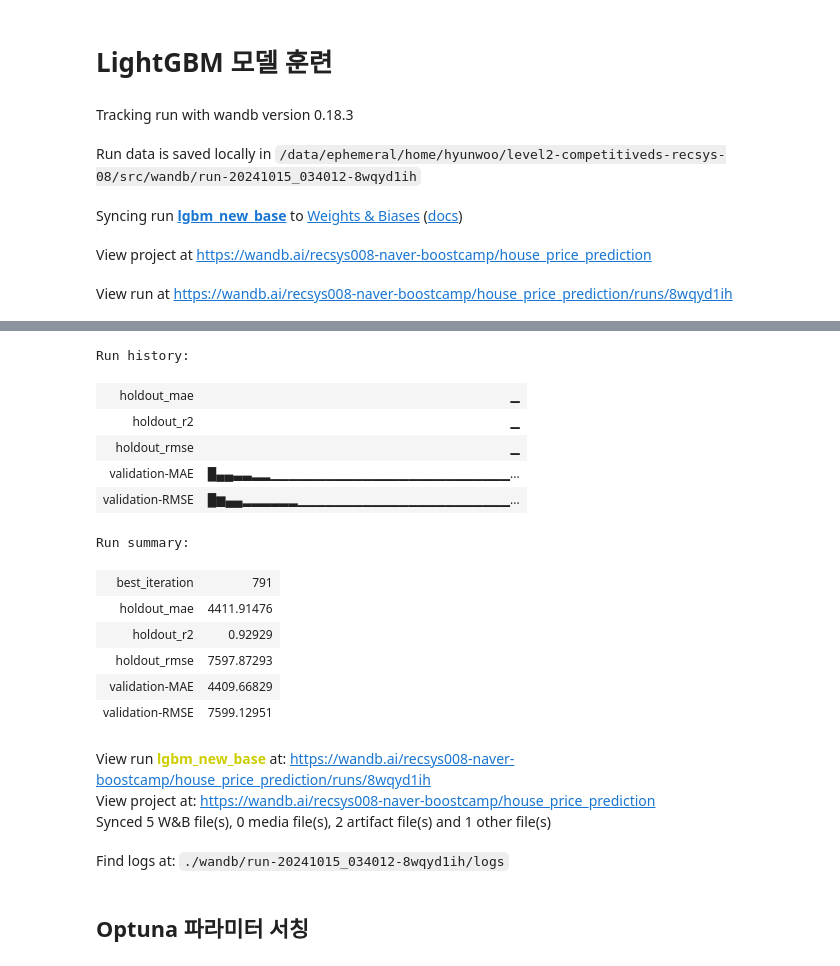
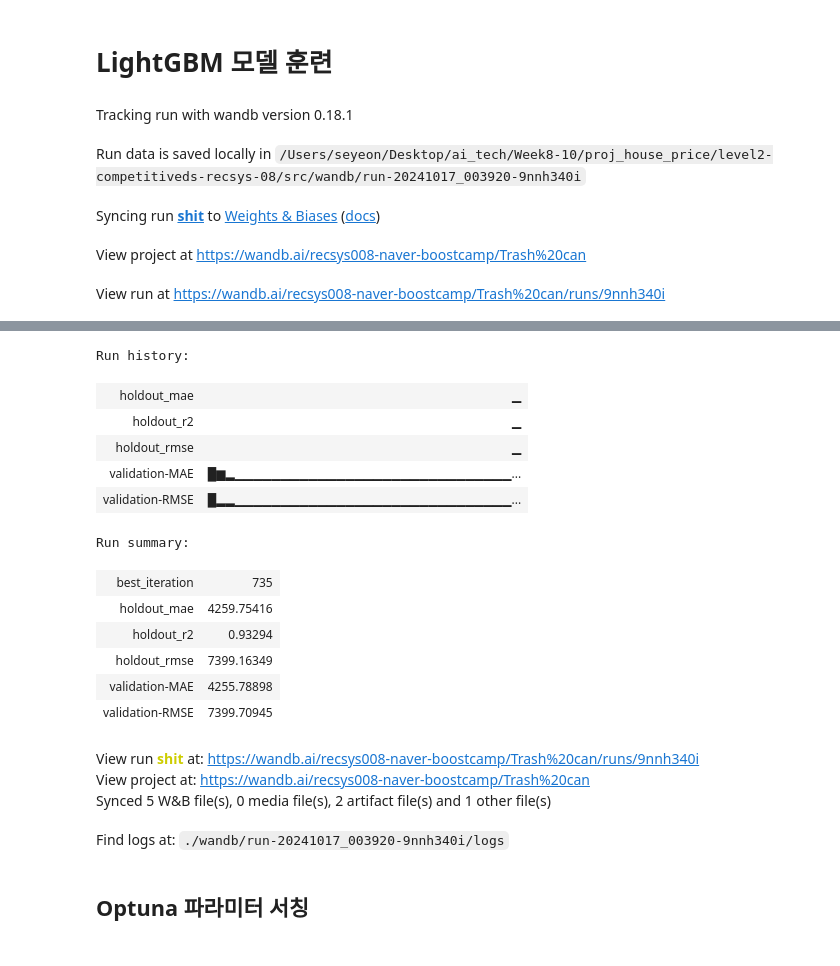
Before and after one commit to boostcampaitech7/level2-competitiveds-recsys-08, a Jupyter notebook: src/baseline.ipynb, the cells around one changed output, grey strips where cells are left out. Cells and saved outputs as stored; diff of their text form; code cells hidden in the pictures.

```diff
--- a/src/baseline.ipynb
+++ b/src/baseline.ipynb
@@ -47,7 +47,7 @@ np.random.seed(RANDOM_SEED)
 # %% [markdown]
 # 데이터 불러오기
 # %%
-path = "../../../data/"  # 알잘딱 수정
+path = "../../data/"  # 알잘딱 수정
 train_data = pd.read_csv(path + 'train.csv')
 test_data = pd.read_csv(path + 'test.csv')
 sample_submission = pd.read_csv(path + 'sample_submission.csv')
@@ -176,29 +197,29 @@ X_test = test_data.copy()
 * 경도, 위도 스케일링 후 DBSCAN으로 train 기반하여 클러스터 생성
 * holdout(=validation)은 경도,위도 기준 가장 가까운 train 샘플의 라벨을 할당
 # %%
-# # 데이터 스케일링
-# scaler = StandardScaler()
+# 데이터 스케일링
+scaler = StandardScaler()
 
-# X_train_location = X_train[['latitude', 'longitude']].copy()
-# X_holdout_location = X_holdout[['latitude', 'longitude']].copy()
+X_train_location = X_train[['latitude', 'longitude']].copy()
+X_holdout_location = X_holdout[['latitude', 'longitude']].copy()
 
-# X_train_location_scaled = scaler.fit_transform(X_train_location)
-# X_holdout_location_scaled = scaler.transform(X_holdout_location)
+X_train_location_scaled = scaler.fit_transform(X_train_location)
+X_holdout_location_scaled = scaler.transform(X_holdout_location)
 
-# # 2. Train 데이터에 DBSCAN 적용
-# dbscan = DBSCAN(eps=0.02, min_samples=15)  # 파라미터는 데이터에 맞게 조정 필요
-# train_clusters = dbscan.fit_predict(X_train_location_scaled)
+# 2. Train 데이터에 DBSCAN 적용
+dbscan = DBSCAN(eps=0.0175, min_samples=15)  # 파라미터는 데이터에 맞게 조정 필요
+train_clusters = dbscan.fit_predict(X_train_location_scaled)
 
-# # 3. Validation 데이터에 클러스터 라벨 할당
-# nn = NearestNeighbors(n_neighbors=1, metric='euclidean')
-# nn.fit(X_train_location_scaled)  # train의 경도, 위도로 NN을 피팅
+# 3. Validation 데이터에 클러스터 라벨 할당
+nn = NearestNeighbors(n_neighbors=1, metric='euclidean')
+nn.fit(X_train_location_scaled)  # train의 경도, 위도로 NN을 피팅
 
-# distances, indices = nn.kneighbors(X_holdout_location_scaled)  # holdout 샘플 당, 가장 근처의 train 샘플을 찾음
-# holdout_clusters = train_clusters[indices.flatten()]  # 가장 가까운 train 샘플의 클러스터 라벨을 상속받음
+distances, indices = nn.kneighbors(X_holdout_location_scaled)  # holdout 샘플 당, 가장 근처의 train 샘플을 찾음
+holdout_clusters = train_clusters[indices.flatten()]  # 가장 가까운 train 샘플의 클러스터 라벨을 상속받음
 
-# # 4. 클러스터 정보를 포함한 데이터셋 생성
-# X_train['cluster'] = train_clusters
-# X_holdout['cluster'] = holdout_clusters
+# 4. 클러스터 정보를 포함한 데이터셋 생성
+X_train['cluster'] = train_clusters
+X_holdout['cluster'] = holdout_clusters
 # %% [markdown]
 ### K-Means 클러스터링
 * 경도, 위도 스케일링 후 K-Means train 기반하여 클러스터 생성
@@ -279,8 +284,10 @@ X_holdout.head()
 ## 피처 선택
 # %%
 # 피처 선택
-train_columns = ['area_m2', 'contract_year_month', 'contract_day', 'floor', 'built_year', 'latitude', 'longitude',
-              'nearest_subway_distance', 'nearest_elementary_distance', 'nearest_middle_distance', 'nearest_high_distance', 'nearest_park_distance', 'nearest_park_area', 'cluster']
+train_columns = ['area_m2', 'contract_year_month', 'floor', 'built_year', 'latitude', 'longitude', 'cluster',
+                 'nearest_subway_distance', 'nearest_elementary_distance', 'nearest_middle_distance',
+                 'nearest_high_distance', 'park_density', 'elementary', 'middle', 'high']
+
 X_train = X_train[train_columns]
 X_holdout = X_holdout[train_columns]
 # %% [markdown]
@@ -304,7 +311,7 @@ def custom_wandb_callback():
     return callback
 
 # wandb 초기화
-wandb.init(project="DBSCAN_Kmeans", name="clustering_kmeans", entity="recsys008-naver-boostcamp")  # 실험명에 따라 name, entity 등 변경해주기!!
+wandb.init(project="Trash can", name="shit", entity="recsys008-naver-boostcamp")  # 실험명에 따라 name, entity 등 변경해주기!!
 
 # LightGBM 파라미터 설정
 lgb_params = {
@@ -368,9 +375,9 @@ print(f"R²: {lgb_holdout_r2:.2f}")
 # wandb 실험 종료
 wandb.finish()
 # %% [output]
-Tracking run with wandb version 0.18.3
+Tracking run with wandb version 0.18.1
-Run data is saved locally in /data/ephemeral/home/hyunwoo/level2-competitiveds-recsys-08/src/wandb/run-20241015_034012-8wqyd1ih
+Run data is saved locally in /Users/seyeon/Desktop/ai_tech/Week8-10/proj_house_price/level2-competitiveds-recsys-08/src/wandb/run-20241017_003920-9nnh340i
-Syncing run lgbm_new_base to Weights & Biases (docs)
+Syncing run shit to Weights & Biases (docs)
-View project at https://wandb.ai/recsys008-naver-boostcamp/house_price_prediction
+View project at https://wandb.ai/recsys008-naver-boostcamp/Trash%20can
-View run at https://wandb.ai/recsys008-naver-boostcamp/house_price_prediction/runs/8wqyd1ih
+View run at https://wandb.ai/recsys008-naver-boostcamp/Trash%20can/runs/9nnh340i
 Training until validation scores don't improve for 50 rounds
@@ -390,21 +396,21 @@ RMSE: 7597.87
 R²: 0.93
 Run history:
 | holdout_mae | ▁ |
 | holdout_r2 | ▁ |
 | holdout_rmse | ▁ |
-| validation-MAE | █▄▄▃▃▂▂▁▁▁▁▁▁▁▁▁▁▁▁▁▁▁▁▁▁▁▁▁▁▁▁▁▁... |
-| validation-RMSE | █▆▄▄▂▂▂▂▂▂▁▁▁▁▁▁▁▁▁▁▁▁▁▁▁▁▁▁▁▁▁▁▁... |
+| validation-MAE | █▆▂▁▁▁▁▁▁▁▁▁▁▁▁▁▁▁▁▁▁▁▁▁▁▁▁▁▁▁▁▁▁... |
+| validation-RMSE | █▂▂▁▁▁▁▁▁▁▁▁▁▁▁▁▁▁▁▁▁▁▁▁▁▁▁▁▁▁▁▁▁... |
 Run summary:
-| best_iteration | 791 |
-| holdout_mae | 4411.91476 |
-| holdout_r2 | 0.92929 |
-| holdout_rmse | 7597.87293 |
-| validation-MAE | 4409.66829 |
-| validation-RMSE | 7599.12951 |
+| best_iteration | 735 |
+| holdout_mae | 4259.75416 |
+| holdout_r2 | 0.93294 |
+| holdout_rmse | 7399.16349 |
+| validation-MAE | 4255.78898 |
+| validation-RMSE | 7399.70945 |
-View run lgbm_new_base at: https://wandb.ai/recsys008-naver-boostcamp/house_price_prediction/runs/8wqyd1ih
-View project at: https://wandb.ai/recsys008-naver-boostcamp/house_price_prediction
+View run shit at: https://wandb.ai/recsys008-naver-boostcamp/Trash%20can/runs/9nnh340i
+View project at: https://wandb.ai/recsys008-naver-boostcamp/Trash%20can
 Synced 5 W&B file(s), 0 media file(s), 2 artifact file(s) and 1 other file(s)
-Find logs at: ./wandb/run-20241015_034012-8wqyd1ih/logs
+Find logs at: ./wandb/run-20241017_003920-9nnh340i/logs
 # %% [markdown]
 ## Optuna 파라미터 서칭
 # %%
```
Also changed, not shown: parts of 19 cells of this notebook, 2 other files.
